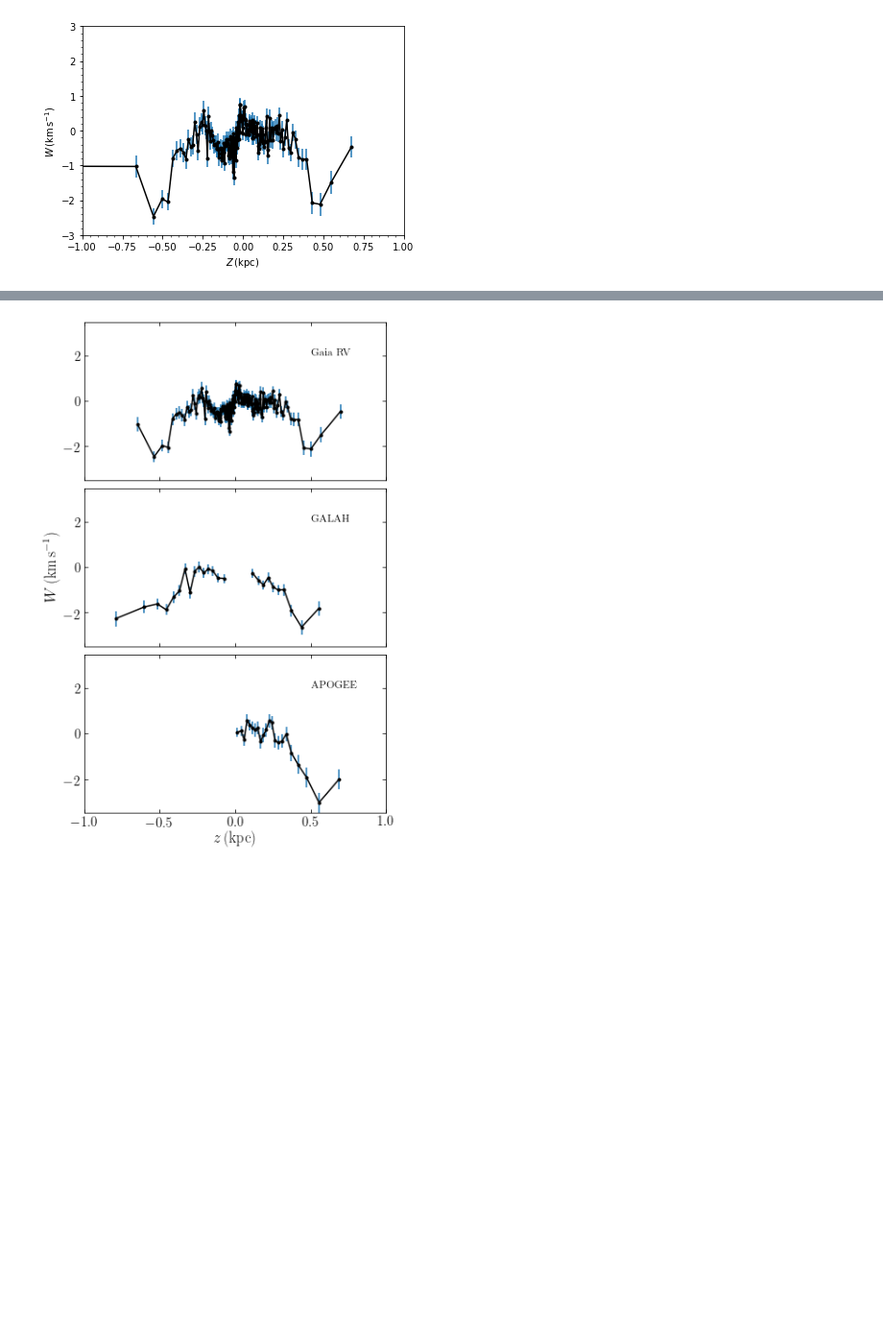
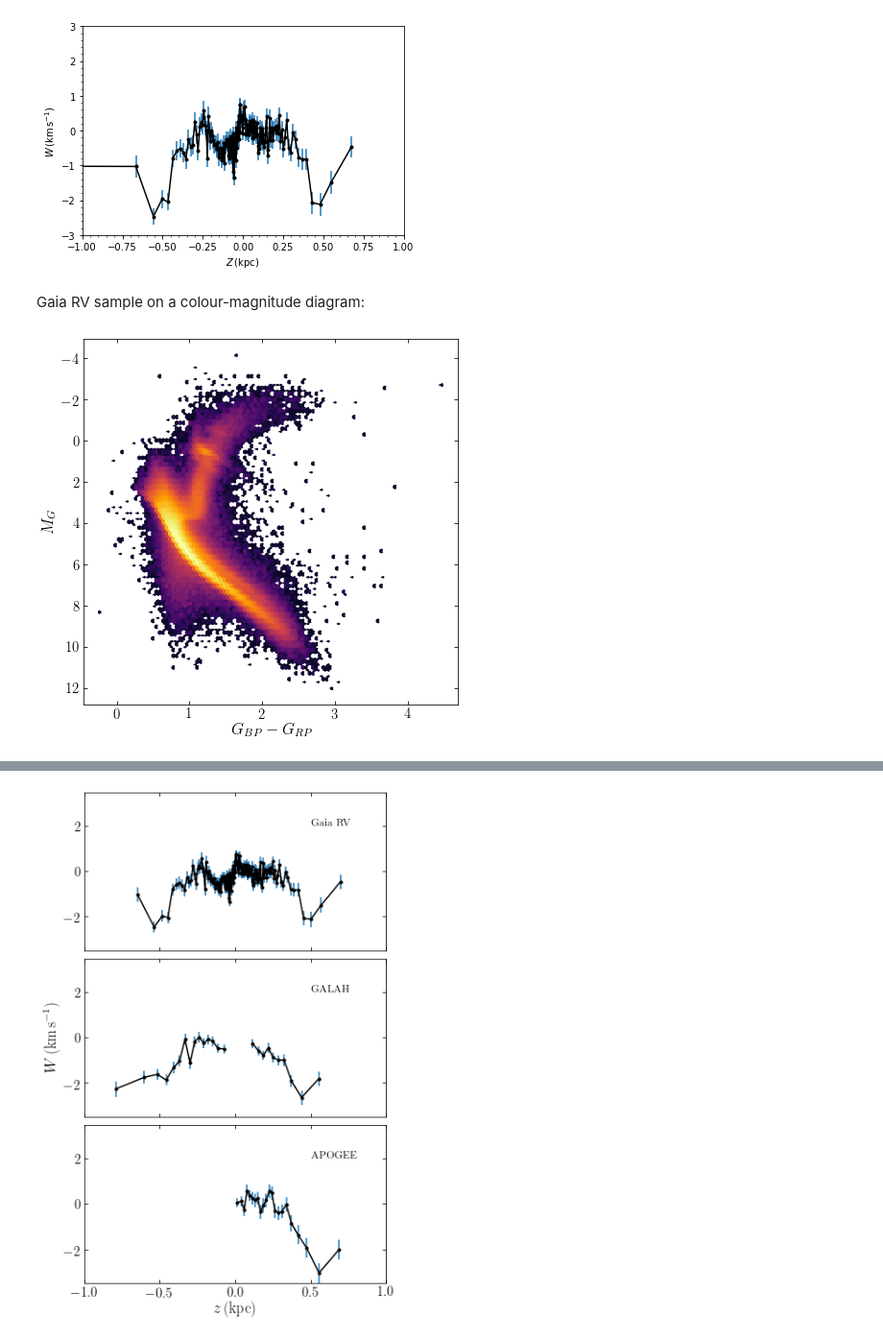
Before and after one commit to morganb-phys/VWaves-GaiaDR2, a Jupyter notebook: py/VerticalVelocities.ipynb, the cells around one changed output, grey strips where cells are left out. Shown at 96% size. Saved outputs shown, nothing was run; the diff lists cells and outputs as text; code cells hidden in the pictures; blank space fills up the shorter version.

```diff
--- a/py/VerticalVelocities.ipynb
+++ b/py/VerticalVelocities.ipynb
@@ -211,0 +214,2 @@ indx= (Rxy < .25)
+# %%
+indx= (Rxy < .25)Only keep stars within 500 pc projected onto the plane and good parallaxes:
@@ -244,3 +254,21 @@ errorbar(XYZ[indx,2][sindx][::showskip],numpy.array(running_median_gaia[::showsk
 # %% [output]
 <Container object of 3 artists>
 [figure]
+# %% [markdown]
+Gaia RV sample on a colour-magnitude diagram:
+# %%
+bovy_plot.bovy_print(axes_labelsize=17.,text_fontsize=12.,xtick_labelsize=15.,ytick_labelsize=15.)
+figsize(7,7)
+
+colors = np.vstack(([1.,1.,1.,1.], plt.cm.inferno(np.linspace(0, 1, 256))))
+cmap = mcolors.LinearSegmentedColormap.from_list('colormap', colors)
+
+MG= -5*log(1000/out['parallax'])/log(10)+5+out['phot_g_mean_mag']
+hexbin(out['bp_rp'][indx],MG[indx],bins='log',cmap=cmap)
+
+xlabel(r'$G_{BP}-G_{RP}$')
+ylabel(r'$M_G$')
+
+gca().invert_yaxis()
+# %% [output]
+[figure, added]
```
Also changed, not shown: parts of 34 cells of this notebook, 4 other files.
